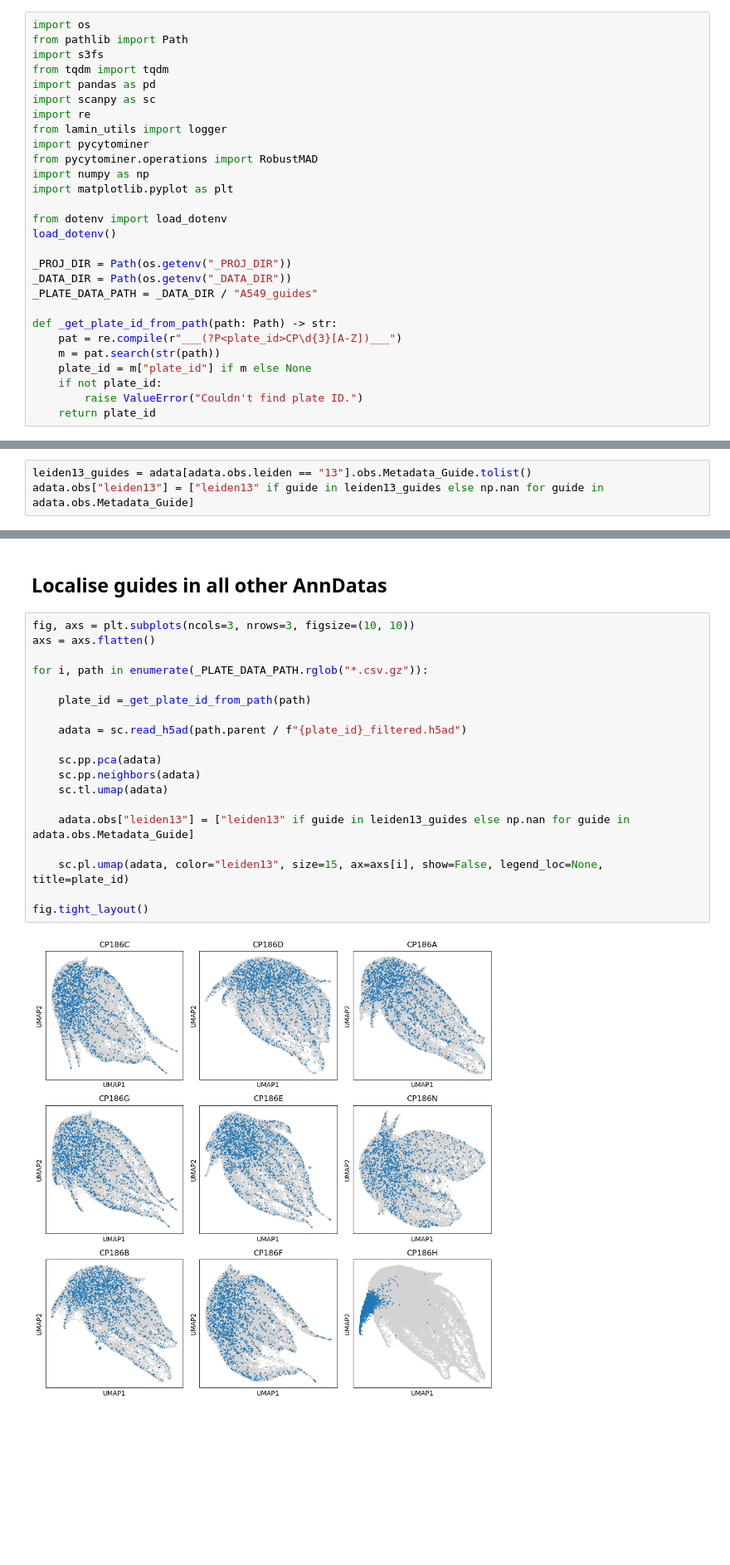
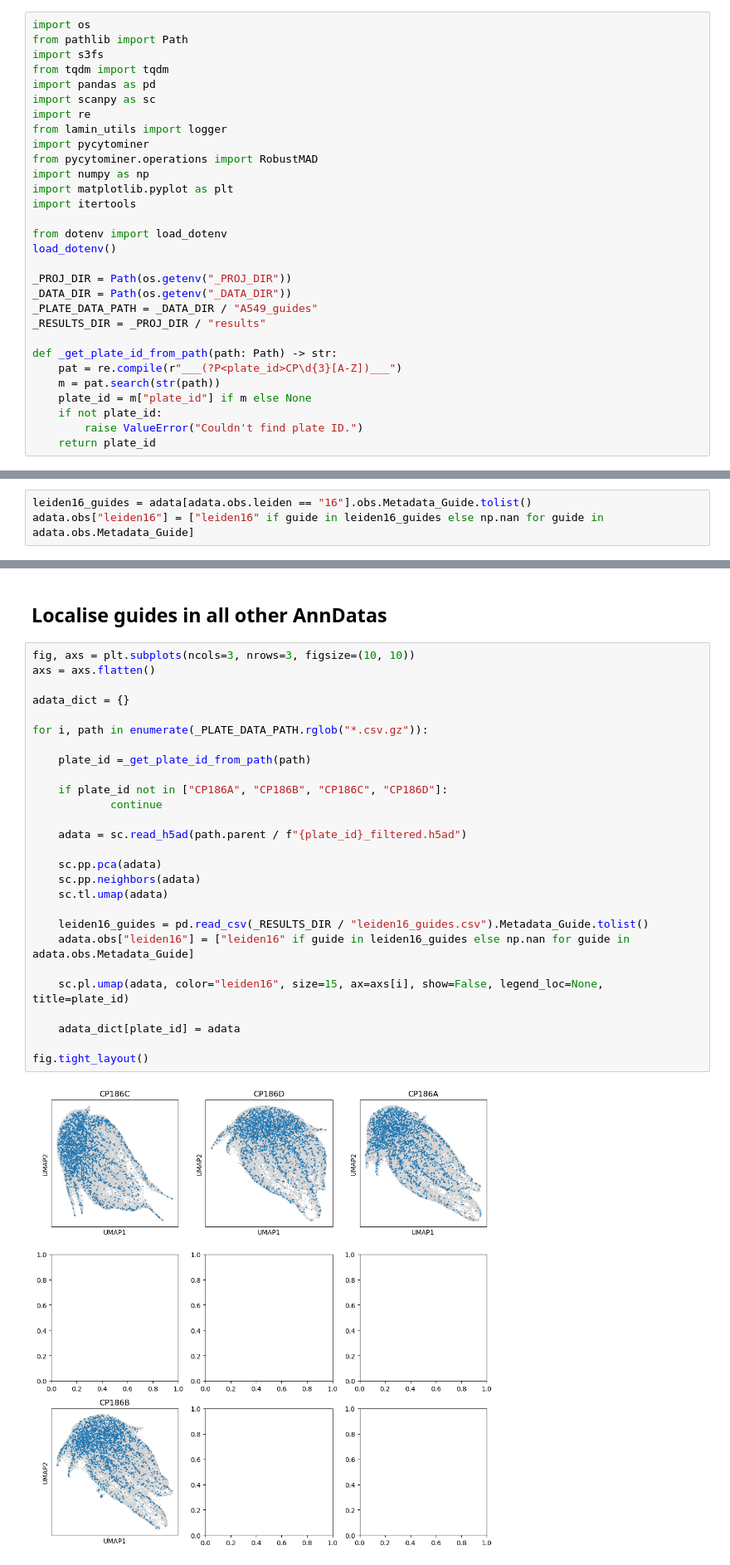
Before and after one commit to timtreis/PERISCOPE_sanity_check, a Jupyter notebook: notebooks/01_prepare_data.ipynb, the cells around one changed output, grey strips where cells are left out. Shown at 83% size. Saved outputs shown, nothing was run; the diff lists cells and outputs as text; blank space fills up the shorter version.

```diff
--- a/notebooks/01_prepare_data.ipynb
+++ b/notebooks/01_prepare_data.ipynb
@@ -13,6 +13,7 @@ import pycytominer
 from pycytominer.operations import RobustMAD
 import numpy as np
 import matplotlib.pyplot as plt
+import itertools
 
 from dotenv import load_dotenv
 load_dotenv()
@@ -20,6 +21,7 @@ load_dotenv()
 _PROJ_DIR = Path(os.getenv("_PROJ_DIR"))
 _DATA_DIR = Path(os.getenv("_DATA_DIR"))
 _PLATE_DATA_PATH = _DATA_DIR / "A549_guides"
+_RESULTS_DIR = _PROJ_DIR / "results"
 
 def _get_plate_id_from_path(path: Path) -> str:
     pat = re.compile(r"___(?P<plate_id>CP\d{3}[A-Z])___")
@@ -257,4 +260,4 @@ sc.pl.umap(adata, color="leiden", size=15)
 # %%
-leiden13_guides = adata[adata.obs.leiden == "13"].obs.Metadata_Guide.tolist()
-adata.obs["leiden13"] = ["leiden13" if guide in leiden13_guides else np.nan for guide in adata.obs.Metadata_Guide]
+leiden16_guides = adata[adata.obs.leiden == "16"].obs.Metadata_Guide.tolist()
+adata.obs["leiden16"] = ["leiden16" if guide in leiden16_guides else np.nan for guide in adata.obs.Metadata_Guide]
 # %%
@@ -266,21 +271,29 @@ sc.pl.umap(adata, color="leiden13", size=15)
 # %%
 fig, axs = plt.subplots(ncols=3, nrows=3, figsize=(10, 10))
 axs = axs.flatten()
 
+adata_dict = {}
+
 for i, path in enumerate(_PLATE_DATA_PATH.rglob("*.csv.gz")):
 
     plate_id =_get_plate_id_from_path(path)
+
+    if plate_id not in ["CP186A", "CP186B", "CP186C", "CP186D"]:
+            continue
 
     adata = sc.read_h5ad(path.parent / f"{plate_id}_filtered.h5ad")
 
     sc.pp.pca(adata)
     sc.pp.neighbors(adata)
     sc.tl.umap(adata)
 
-    adata.obs["leiden13"] = ["leiden13" if guide in leiden13_guides else np.nan for guide in adata.obs.Metadata_Guide]
+    leiden16_guides = pd.read_csv(_RESULTS_DIR / "leiden16_guides.csv").Metadata_Guide.tolist()
+    adata.obs["leiden16"] = ["leiden16" if guide in leiden16_guides else np.nan for guide in adata.obs.Metadata_Guide]
 
-    sc.pl.umap(adata, color="leiden13", size=15, ax=axs[i], show=False, legend_loc=None, title=plate_id)
+    sc.pl.umap(adata, color="leiden16", size=15, ax=axs[i], show=False, legend_loc=None, title=plate_id)
+
+    adata_dict[plate_id] = adata
 
 fig.tight_layout()
 # %% [output]
-[figure, old version]
+[figure, new version]
```
Also changed, not shown: parts of 18 cells of this notebook, 1 other file.
